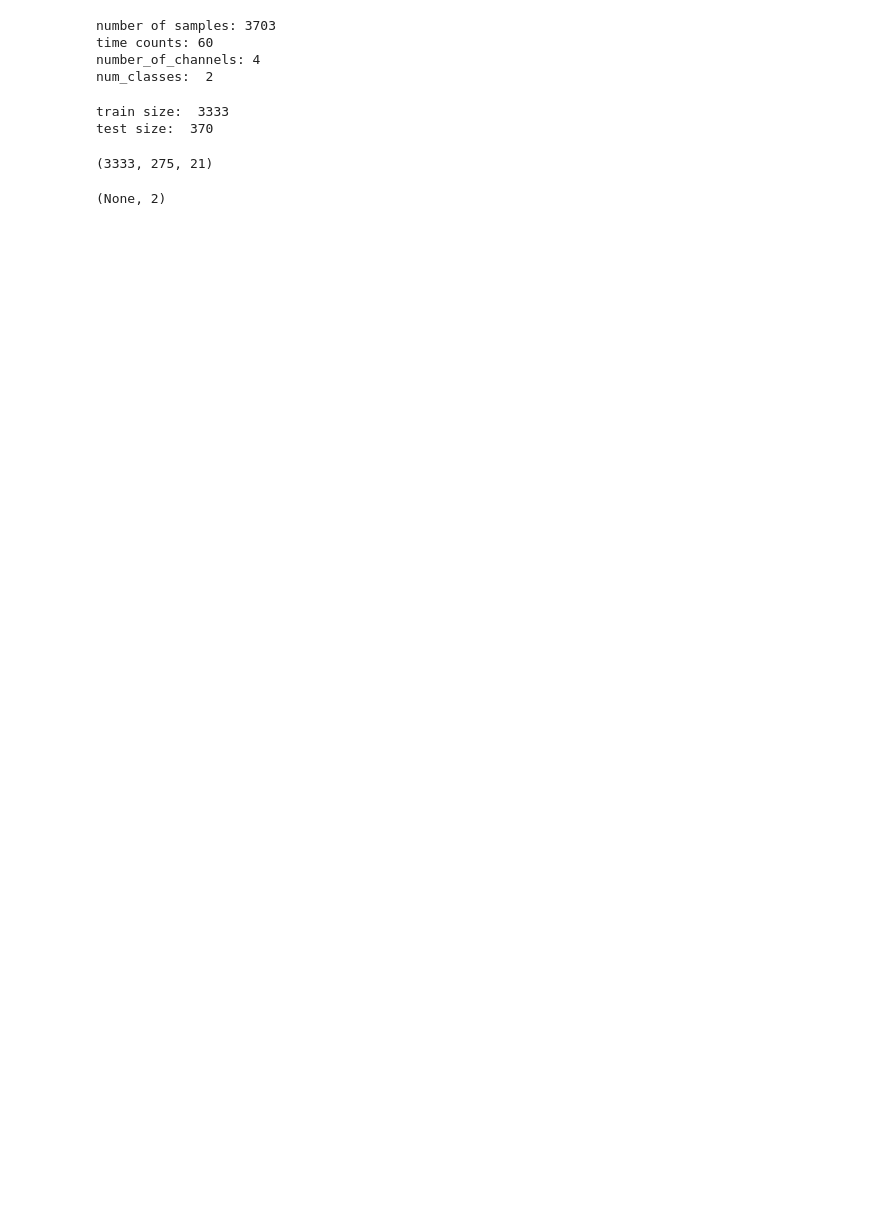
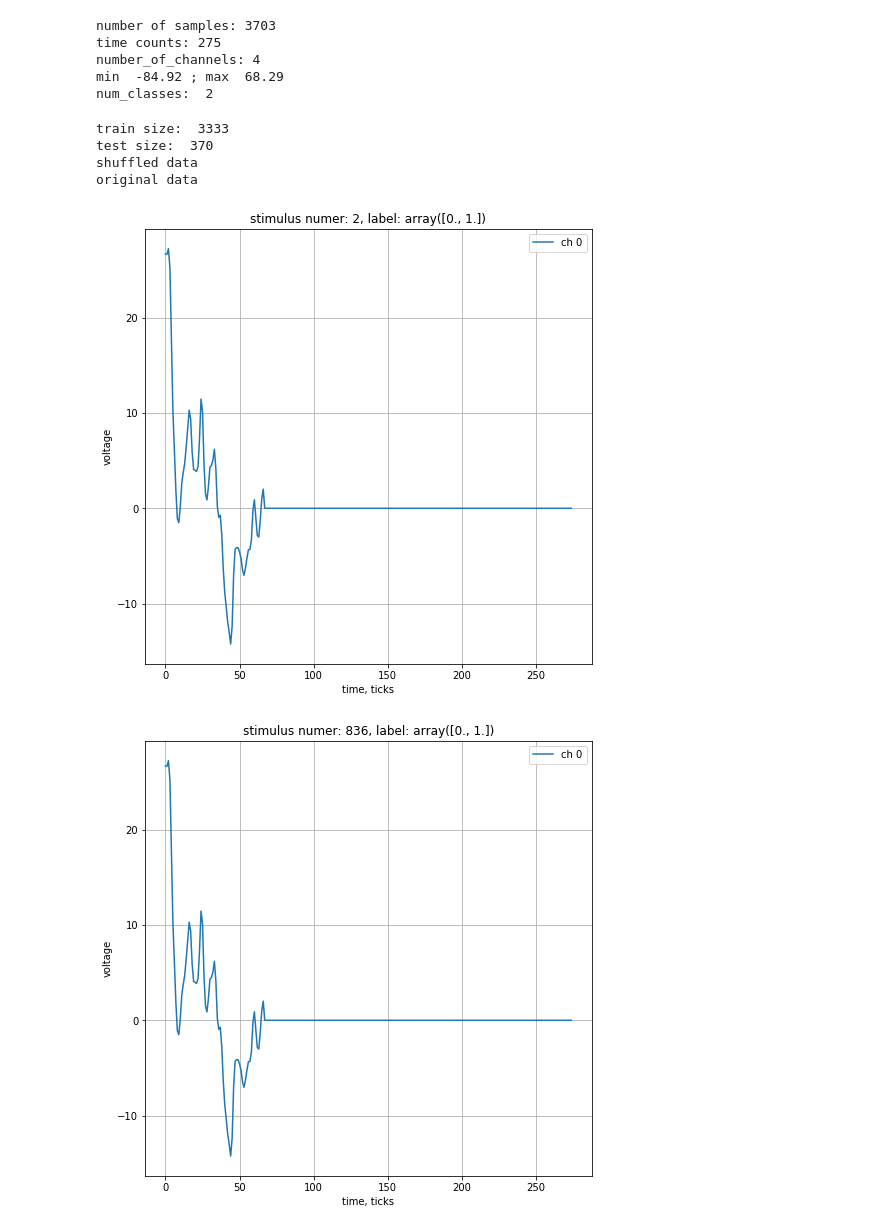
Before and after one commit to malashinroman/eeg_net, a Jupyter notebook: src/notebooks/learn_simple_net.ipynb, the cells around one changed output. Drawn from its saved outputs; the diff is of its cells as text; code cells hidden in the pictures; blank space fills up the shorter version.

Commit message:
refactor code + data normalization

```diff
--- a/src/notebooks/learn_simple_net.ipynb
+++ b/src/notebooks/learn_simple_net.ipynb
@@ -202,28 +124,0 @@ def show_data(X_data, Y_data, indx, channels):
-# %%
-def load_all_data_multichannel(data_path):
-    EXP_NUM = 21 # total number of people
-    EXP_SHIFT = 167 # shift in numerations
-    CHANNELS_NUM = 21 # number of channels in EEG record
-    sel_channels = slice(0, 18)
-    sel_time = slice(0,60,1) #quanta time
-    all_data = np.array([])
-    all_Y = np.array([])
-    for eeg_num in range(1, EXP_NUM + 1):
-        EEG_FILENAME = 'eegmat_selected/D0000' + str(eeg_num + EXP_SHIFT)
-        EEG = load_mat_file(os.path.join(data_path,EEG_FILENAME), 's')
-        X_data = EEG["eeg"][0][0]
-        #print(X_data[:,:,1])
-        #print(X_data.shape)
-        X_data = np.swapaxes(X_data, 2, 0)
-        X_data = np.swapaxes(X_data, 1, 2)
-
-        Y_data = EEG["mrk"][0][0]
-        #show_data(X_data, Y_data, 1, [0,2])
-        OneChannel_data = X_data[:, sel_time, sel_channels]
-        #OneChannel_data = OneChannel_data.reshape(OneChannel_data.shape[0], OneChannel_data.shape[1]*OneChannel_data.shape[2])
-        if eeg_num == 1:
-            all_data = np.array([]).reshape(0, OneChannel_data.shape[1], OneChannel_data.shape[2])
-            all_Y = np.array([]).reshape(0, Y_data.shape[1])
-        all_data = np.concatenate([all_data, OneChannel_data])
-        all_Y = np.concatenate([all_Y, Y_data])
-    return all_data, all_Y;
@@ -238,17 +158,18 @@ number_of_channels = X_data.shape[2];
 print('number of samples:', number_of_samples)
 print('time counts:', size_of_sample)
 print('number_of_channels:', number_of_channels)
-
+print('min ', np.min(X_data), '; max ', np.max(X_data))
 Y_data = Y_data - 1;
 Y_data = Y_data.reshape(Y_data.shape[0])
 num_classes = int(max(Y_data) + 1);
 print('num_classes: ', num_classes)
 y_= keras.utils.to_categorical(Y_data, int(num_classes));
-show_data(X_data, Y_data, [1,15])
+#show_data(X_data, Y_data, 1, [0,1])
 # %% [output]
 number of samples: 3703
-time counts: 60
+time counts: 275
 number_of_channels: 4
+min  -84.92 ; max  68.29
 num_classes:  2
 # %%
 x_= X_data;
@@ -259,23 +180,29 @@ train_size = number_of_samples - test_size;
 # %%
 #random shuffle of dataset and train-test split
 idx = np.random.choice(np.arange(x_.shape[0]), x_.shape[0], replace=False)
 idx_train = idx[0:train_size]
 idx_test = idx[train_size:]
 print('train size: ', train_size)
 print('test size: ', test_size)
 y_train = y_[idx_train];
 x_train = x_[idx_train];
 y_test= y_[idx_test];
 x_test= x_[idx_test];
+
+#check we don't spoiled labels
+print('shuffled data ')
+show_data(x_train, y_train, 2, [0])
+print('original data ')
+show_data(x_, y_, idx_train[2], [0])
+
+scaler = StandardScaler().fit(x_train)
+x_train = scaler.transform(x_train)
+x_test = scaler.transform(x_test)
 # %% [output]
 train size:  3333
 test size:  370
+shuffled data
+original data
+[figure, added]
+[figure, added]
-# %%
-x_train.shape
-# %% [output]
-(3333, 275, 21)
-# %%
-model.output_shape
-# %% [output]
-(None, 2)
 # %%
```
Also changed, not shown: parts of 10 cells of this notebook, 1 other file.
